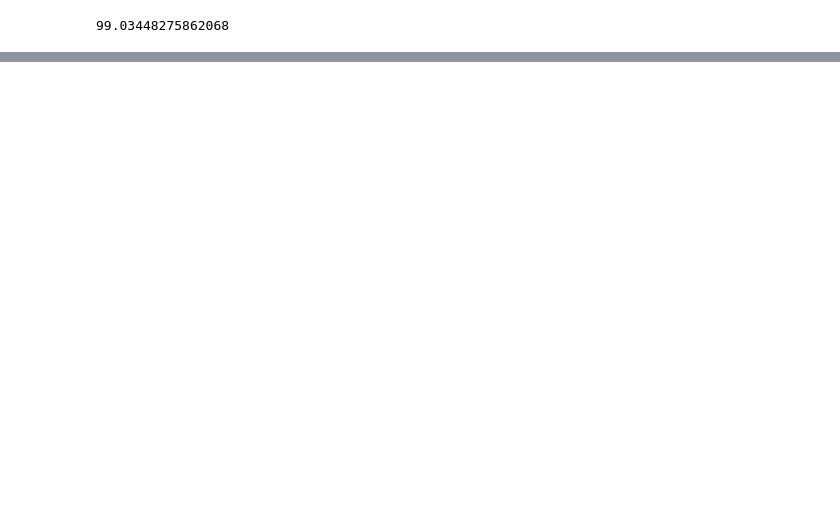
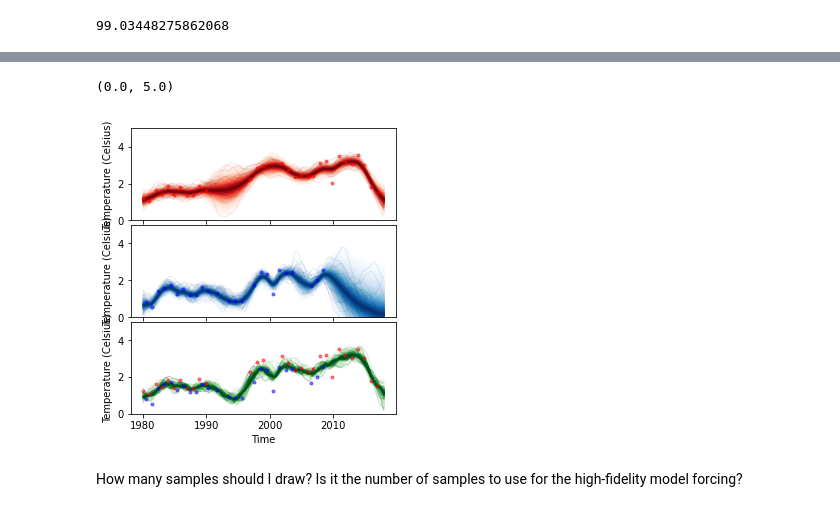
Before and after one commit to pism/pism-greenland, a Jupyter notebook: data_sets/ocean/sub_shelf_melt.ipynb, the cells around one changed output, grey strips where cells are left out. Drawn from its saved outputs; the diff is of its cells as text; code cells hidden in the pictures; blank space fills up the shorter version.

Commit message:
work on ocean forcing

```diff
--- a/data_sets/ocean/sub_shelf_melt.ipynb
+++ b/data_sets/ocean/sub_shelf_melt.ipynb
@@ -131,0 +169,2 @@ H=200 m, TH=5.02 C, S=34.0 g/kg, m=134.93 m/yr
+# %%
+X_new = np.linspace(1980, 2018, 12*38 + 1)[:, None]
@@ -131,0 +201,12 @@ H=200 m, TH=5.02 C, S=34.0 g/kg, m=134.93 m/yr
+# %%
+# Khazendar and Motyka merged
+with pm.Model() as gp_all:
+    ρ_all = pm.Gamma('ρ', 3, 2)
+    η_all = pm.Gamma('η', 3, 2)
+    K_all = η_all * pm.gp.cov.Matern32(1, ρ_all)
+    σ_all = pm.Normal('σ', 0.2)
+    gp_all = pm.gp.Marginal(cov_func=K_all)
+    y_all_ = gp_all.marginal_likelihood("y", X=X_all, y=y_all, noise=σ_all)
+    mp_all = pm.find_MAP()
+    f_pred_all = gp_all.conditional("f_pred", X_new)
+    pred_samples_all = pm.sample_posterior_predictive([mp_all], vars=[f_pred_all], samples=20)
@@ -131,0 +216,31 @@ H=200 m, TH=5.02 C, S=34.0 g/kg, m=134.93 m/yr
+# %%
+fig, ax = plt.subplots(3, 1, sharex="col", sharey="row", figsize=[4.75, 5.25])
+fig.subplots_adjust(hspace=0.05, wspace=0.30)
+
+
+# plot the samples from the gp posterior with samples and shading
+from pymc3.gp.util import plot_gp_dist
+plot_gp_dist(ax[0], pred_samples_db["f_pred"], X_new, palette="Reds");
+plot_gp_dist(ax[1], pred_samples_mo["f_pred"], X_new, palette="Blues");
+plot_gp_dist(ax[2], pred_samples_all["f_pred"], X_new, palette="Greens");
+
+# plot the data and the true latent function
+# plt.plot(X, f_true, "dodgerblue", lw=3, label="True f");
+ax[0].plot(X_db, y_db, 'or', ms=3, alpha=0.5, label="Observed data Khazendar");
+ax[1].plot(X_mo, y_mo, 'ob', ms=3, alpha=0.5, label="Observed data Motyka");
+ax[2].plot(X_db, y_db, 'or', ms=3, alpha=0.5, label="Observed data Khazendar");
+ax[2].plot(X_mo, y_mo, 'ob', ms=3, alpha=0.5, label="Observed data Motyka");
+
+
+# axis labels and title
+ax[2].set_xlabel("Time")
+ax[0].set_ylabel("Temperature (Celsius)")
+ax[1].set_ylabel("Temperature (Celsius)")
+ax[2].set_ylabel("Temperature (Celsius)")
+
+ax[0].set_ylim(0, 5)
+ax[1].set_ylim(0, 5)
+ax[2].set_ylim(0, 5)
+# %% [output]
+(0.0, 5.0)
+[figure, added]
@@ -131,0 +249,2 @@ H=200 m, TH=5.02 C, S=34.0 g/kg, m=134.93 m/yr
+# %% [markdown]
+How many samples should I draw? Is it the number of samples to use for the high-fidelity model forcing?
```
Also changed, not shown: parts of 29 cells of this notebook, 3 other files.
